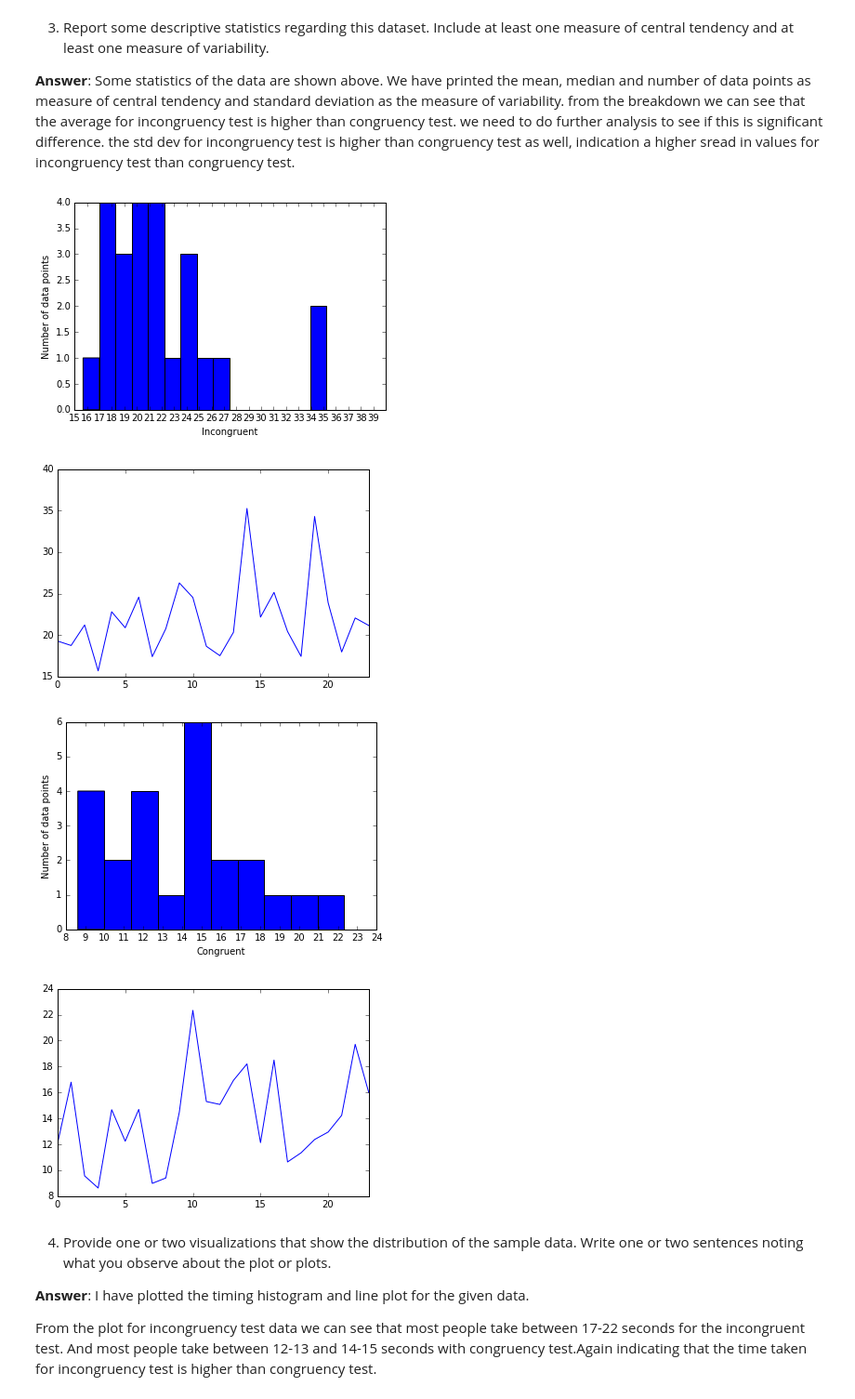
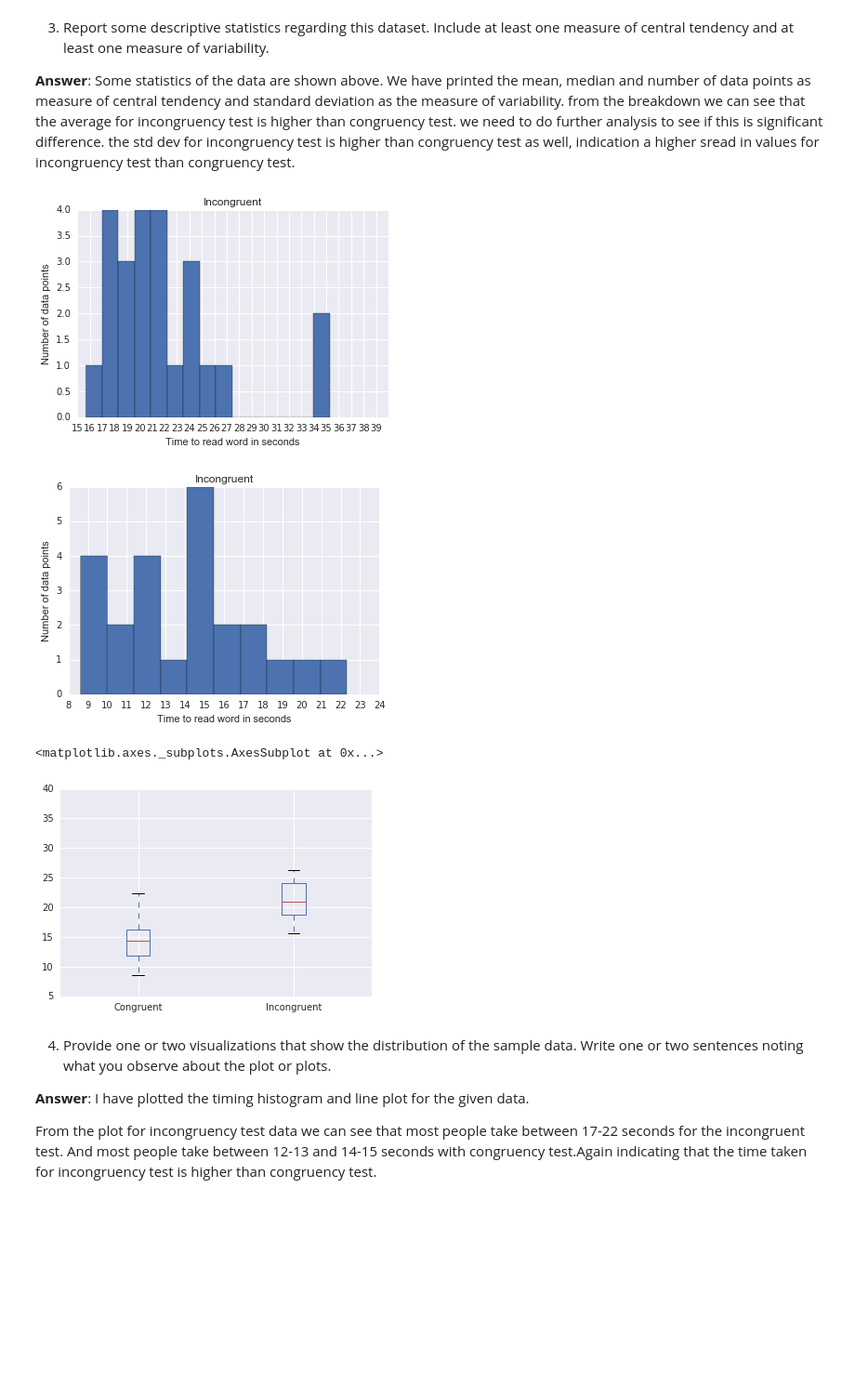
Before and after one commit to GauriP/DataAnalytics, a Jupyter notebook: StroopEffectDataAnalysis/StroopEffect.ipynb, the cells around one changed output. Shown: that part at 93% size. Drawn from its saved outputs; the diff is of its cells as text; code cells hidden in the pictures; blank space fills up the shorter version.

```diff
--- a/StroopEffectDataAnalysis/StroopEffect.ipynb
+++ b/StroopEffectDataAnalysis/StroopEffect.ipynb
@@ -80,30 +94,34 @@ from the breakdown we can see that the average for incongruency test is higher t
 # %%
 plt.hist(df['Incongruent'],bins = 15)
 plt.xticks(np.arange(15,40))
-plt.xlabel('Incongruent')
+plt.title('Incongruent')
+plt.xlabel('Time to read word in seconds')
 plt.ylabel("Number of data points")
 plt.show()
 #plt.title("Number of".format(key_name))
-df['Incongruent'].plot()
-plt.show()
+#df['Incongruent'].plot()
+#plt.show()
 
 plt.hist(df['Congruent'],bins = 10)
 plt.xticks(np.arange(8,25))
-plt.xlabel('Congruent')
+plt.title('Incongruent')
+plt.xlabel('Time to read word in seconds')
 plt.ylabel("Number of data points")
 plt.show()
-df['Congruent'].plot()
-plt.show()
+#df['Congruent'].plot()
+#plt.show()
 
 #difference_data.plot.hist()
 #plt.xlabel('Congruent')
 #plt.ylabel("Time duration")
 #plt.show()
+
+df.plot.box()
 # %% [output]
-[figure, old version]
+[figure, new version]
-[figure, old version]
+[figure, new version]
+<matplotlib.axes._subplots.AxesSubplot at 0x...>
-[figure, old version]
+[figure, new version]
-[figure, removed]
 # %% [markdown]
 4. Provide one or two visualizations that show the distribution of the sample data. Write one or two sentences noting what you observe about the plot or plots.
 
```
Also changed, not shown: parts of 6 cells of this notebook, 1 other file.
